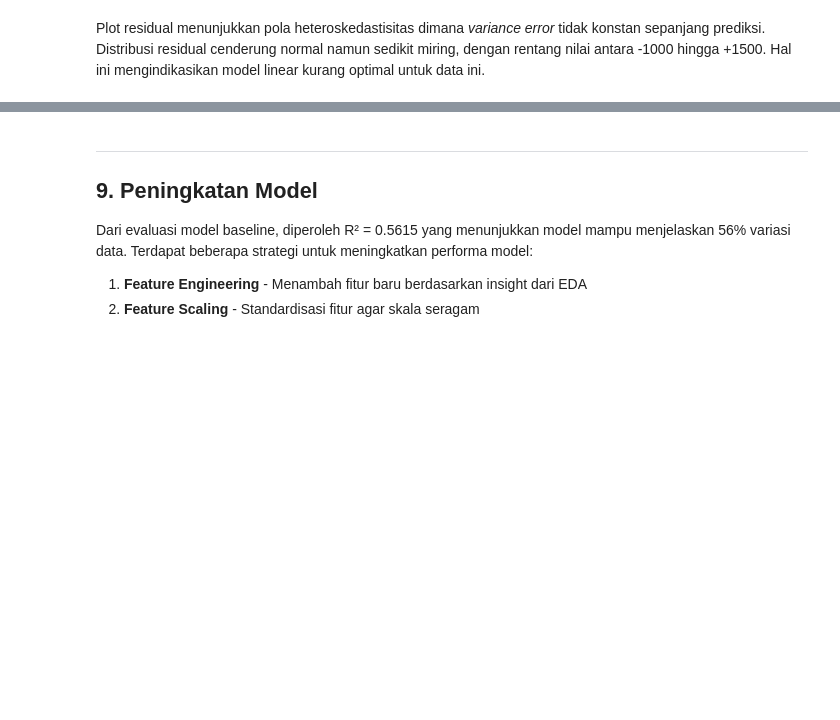
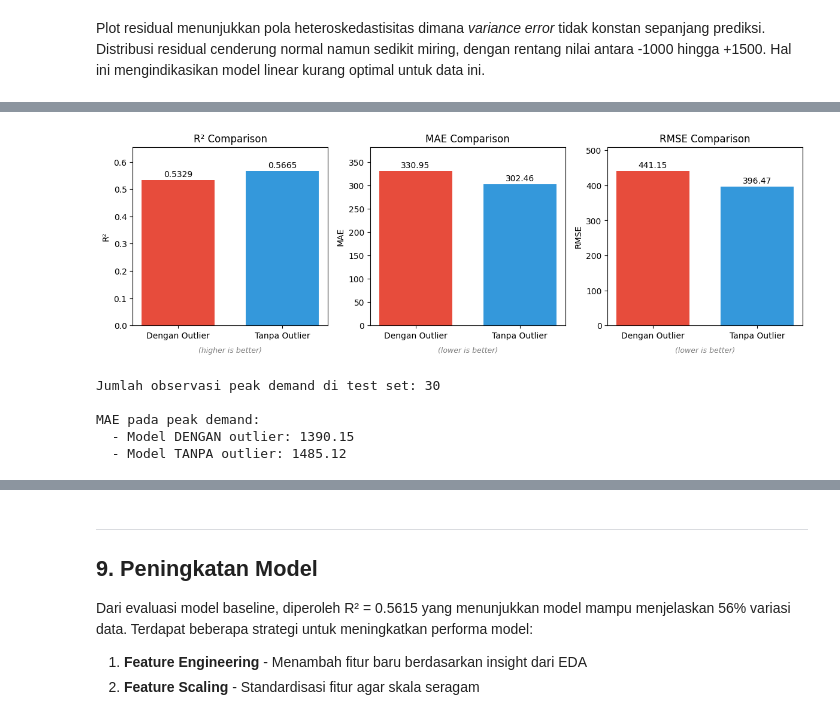
Before and after one commit to fxrdhan/Tubes_AI_Kelompok-1_Bike-Sharing-Demand-Predictor, a Jupyter notebook: Seoul_Bike_Regression.ipynb, the cells around one changed output, grey strips where cells are left out. Cells and saved outputs as stored; diff of their text form; code cells hidden in the pictures; blank space fills up the shorter version.

```diff
--- a/Seoul_Bike_Regression.ipynb
+++ b/Seoul_Bike_Regression.ipynb
@@ -642,0 +647,8 @@ Plot residual menunjukkan pola heteroskedastisitas dimana *variance error* tidak
+# %%
+# Dataset tanpa outlier
+df_no_outliers = df[(df['Rented Bike Count'] >= lower_bound) &
+                    (df['Rented Bike Count'] <= upper_bound)].copy()
+
+print(f"Dataset dengan outlier: {len(df)} observasi")
+print(f"Dataset tanpa outlier: {len(df_no_outliers)} observasi")
+print(f"Outlier yang dihapus: {len(df) - len(df_no_outliers)} ({(len(df) - len(df_no_outliers))/len(df)*100:.2f}%)")
@@ -642,0 +702,67 @@ Plot residual menunjukkan pola heteroskedastisitas dimana *variance error* tidak
+# %%
+# Visualisasi perbandingan
+fig, axes = plt.subplots(1, 3, figsize=(12, 4))
+
+metrics = ['R²', 'MAE', 'RMSE']
+with_out = [r2, mae, rmse]
+without_out = [r2_no_out, mae_no_out, rmse_no_out]
+
+x = np.arange(2)
+width = 0.7
+
+for i, (metric, w, wo) in enumerate(zip(metrics, with_out, without_out)):
+    bars1 = axes[i].bar(x[0], w, width, color='#e74c3c', label='w Outlier')
+    bars2 = axes[i].bar(x[1], wo, width, color='#3498db', label='w/o Outlier')
+
+    axes[i].set_title(f'{metric} Comparison')
+    axes[i].set_ylabel(metric)
+    axes[i].set_xticks(x)
+    axes[i].set_xticklabels(['Dengan Outlier', 'Tanpa Outlier'])
+
+    for bar in [bars1, bars2]:
+        height = bar[0].get_height()
+        axes[i].text(bar[0].get_x() + bar[0].get_width()/2., height + 0.01*height,
+                f'{height:.2f}' if metric != 'R²' else f'{height:.4f}',
+                ha='center', va='bottom', fontsize=10)
+
+    ymin, ymax = axes[i].get_ylim()
+    axes[i].set_ylim(ymin, ymax * 1.1)
+
+    if metric == 'R²':
+        axes[i].text(0.5, -0.15, '(higher is better)', ha='center', transform=axes[i].transAxes,
+                fontsize=9, fontstyle='italic', color='gray')
+    else:
+        axes[i].text(0.5, -0.15, '(lower is better)', ha='center', transform=axes[i].transAxes,
+                fontsize=9, fontstyle='italic', color='gray')
+
+plt.tight_layout()
+plt.show()
+# %% [output]
+[figure, added]
+# %%
+# Test: Bagaimana model TANPA outlier memprediksi data peak demand?
+# Ambil data testing yang merupakan "outlier" (peak demand)
+peak_demand_mask = y_test > upper_bound
+peak_demand_actual = y_test[peak_demand_mask]
+
+if len(peak_demand_actual) > 0:
+    # Prediksi dari model dengan outlier
+    peak_pred_with = y_pred[peak_demand_mask]
+
+    # Untuk model tanpa outlier, kita perlu prediksi pada data yang sama
+    # Tapi model ini tidak pernah "melihat" peak demand saat training
+    X_test_peak = X_test[peak_demand_mask]
+    peak_pred_without = model_no_outliers.predict(X_test_peak)
+
+    print(f"Jumlah observasi peak demand di test set: {len(peak_demand_actual)}")
+    print(f"\nMAE pada peak demand:")
+    print(f"  - Model DENGAN outlier: {mean_absolute_error(peak_demand_actual, peak_pred_with):.2f}")
+    print(f"  - Model TANPA outlier: {mean_absolute_error(peak_demand_actual, peak_pred_without):.2f}")
+else:
+    print("Tidak ada peak demand di test set")
+# %% [output]
+Jumlah observasi peak demand di test set: 30
+
+MAE pada peak demand:
+  - Model DENGAN outlier: 1390.15
+  - Model TANPA outlier: 1485.12
```
Also changed, not shown: parts of 69 cells of this notebook.
